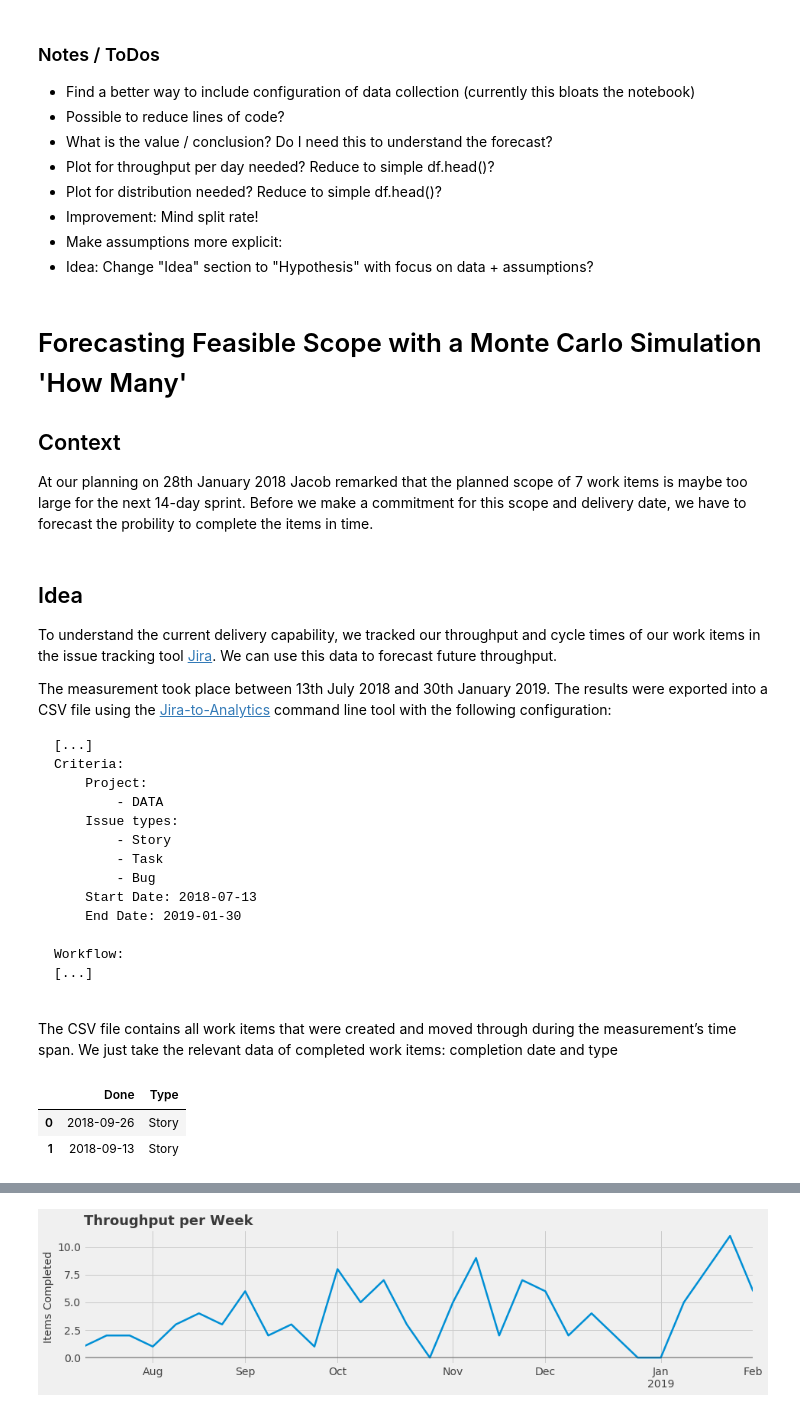
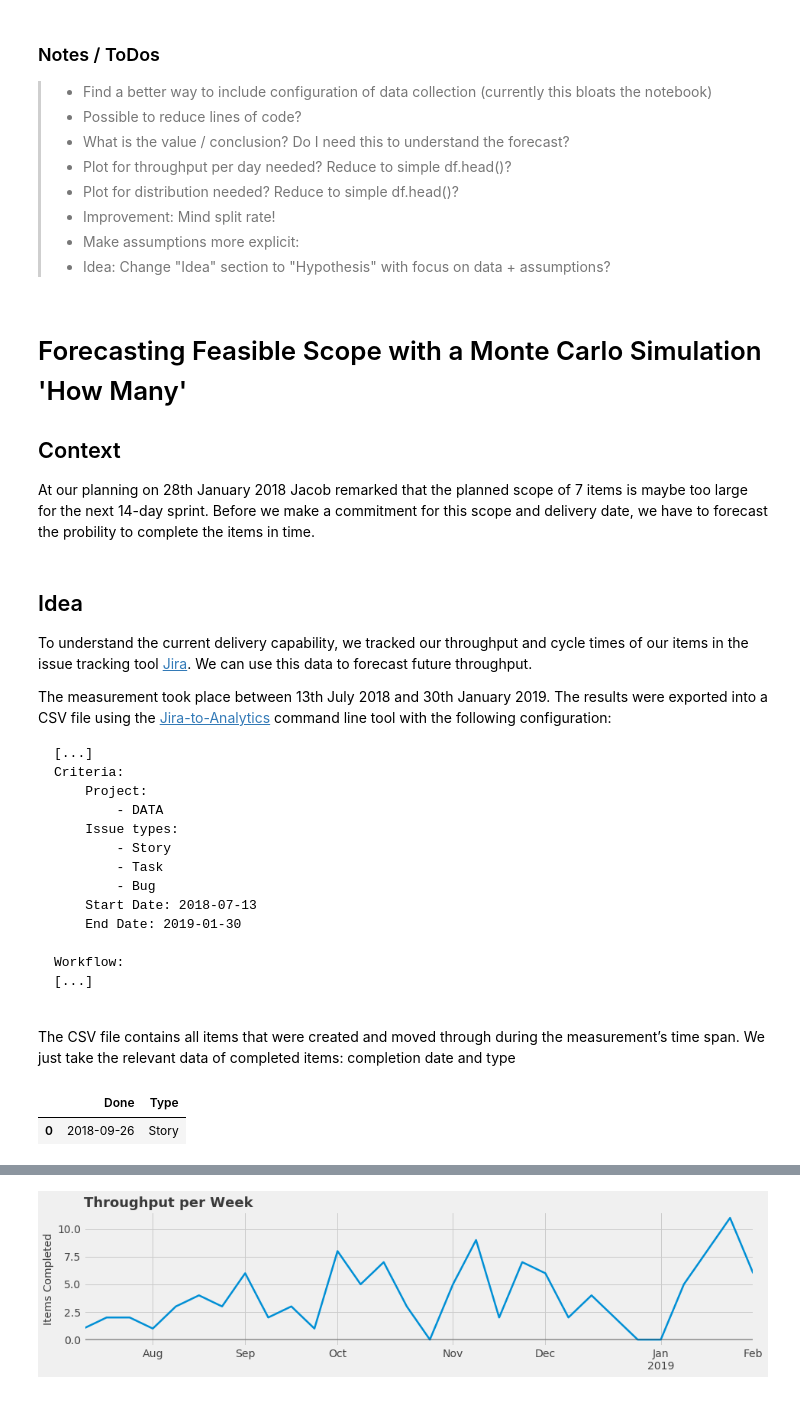
Before and after one commit to jabopiti/kanban-monte-carlo-simulation, a Jupyter notebook: Kanban-Monte_Carlo-How_Many.ipynb, the cells around one changed output, grey strips where cells are left out. Cells and saved outputs as stored; diff of their text form; code cells hidden in the pictures.

````diff
--- a/Kanban-Monte_Carlo-How_Many.ipynb
+++ b/Kanban-Monte_Carlo-How_Many.ipynb
@@ -1,13 +1,13 @@
 # %% [markdown]
 ### Notes / ToDos
-* Find a better way to include configuration of data collection (currently this bloats the notebook)
-* Possible to reduce lines of code?
-* What is the value / conclusion? Do I need this to understand the forecast?
- * Plot for throughput per day needed? Reduce to simple df.head()?
- * Plot for distribution needed? Reduce to simple df.head()?
-* Improvement: Mind split rate!
-* Make assumptions more explicit:
- * Idea: Change "Idea" section to "Hypothesis" with focus on data + assumptions?
+> * Find a better way to include configuration of data collection (currently this bloats the notebook)
+> * Possible to reduce lines of code?
+> * What is the value / conclusion? Do I need this to understand the forecast?
+>  * Plot for throughput per day needed? Reduce to simple df.head()?
+>  * Plot for distribution needed? Reduce to simple df.head()?
+> * Improvement: Mind split rate!
+> * Make assumptions more explicit:
+>  * Idea: Change "Idea" section to "Hypothesis" with focus on data + assumptions?
 # %%
 import pandas as pd
 from matplotlib import pyplot as plt
@@ -29,11 +29,11 @@ plt.rcParams['ytick.color'] = lightgrey
 # %% [markdown]
 # Forecasting Feasible Scope with a Monte Carlo Simulation 'How Many'
 ## Context
-At our planning on 28th January 2018 Jacob remarked that the planned scope of 7 work items is maybe too large for the next 14-day sprint. Before we make a commitment for this scope and delivery date, we have to forecast the probility to complete the items in time.
+At our planning on 28th January 2018 Jacob remarked that the planned scope of 7 items is maybe too large for the next 14-day sprint. Before we make a commitment for this scope and delivery date, we have to forecast the probility to complete the items in time.
 # %% [markdown]
 ## Idea
 
-To understand the current delivery capability, we tracked our throughput and cycle times of our work items in the issue tracking tool [Jira](https://de.atlassian.com/software/jira). We can use this data to forecast future throughput.
+To understand the current delivery capability, we tracked our throughput and cycle times of our items in the issue tracking tool [Jira](https://de.atlassian.com/software/jira). We can use this data to forecast future throughput.
 
 The measurement took place between 13th July 2018 and 30th January 2019. The results were exported into a CSV file using the [Jira-to-Analytics](https://github.com/ActionableAgile/jira-to-analytics) command line tool with the following configuration:
 ```
@@ -52,14 +52,13 @@ Workflow:
 [...]
 
 ```
-The CSV file contains all work items that were created and moved through during the measurement’s time span. We just take the relevant data of completed work items: completion date and type
+The CSV file contains all items that were created and moved through during the measurement’s time span. We just take the relevant data of completed items: completion date and type
 # %%
 kanban_data = pd.read_csv('data.csv', usecols=['Done', 'Type'], parse_dates=['Done']).dropna()
-kanban_data.head(2)
+kanban_data.head(1)
 # %% [output]
 |  | Done | Type |
 | 0 | 2018-09-26 | Story |
-| 1 | 2018-09-13 | Story |
 # %% [markdown]
 ## Analysis
 
````
Also changed, not shown: parts of 4 cells of this notebook.
